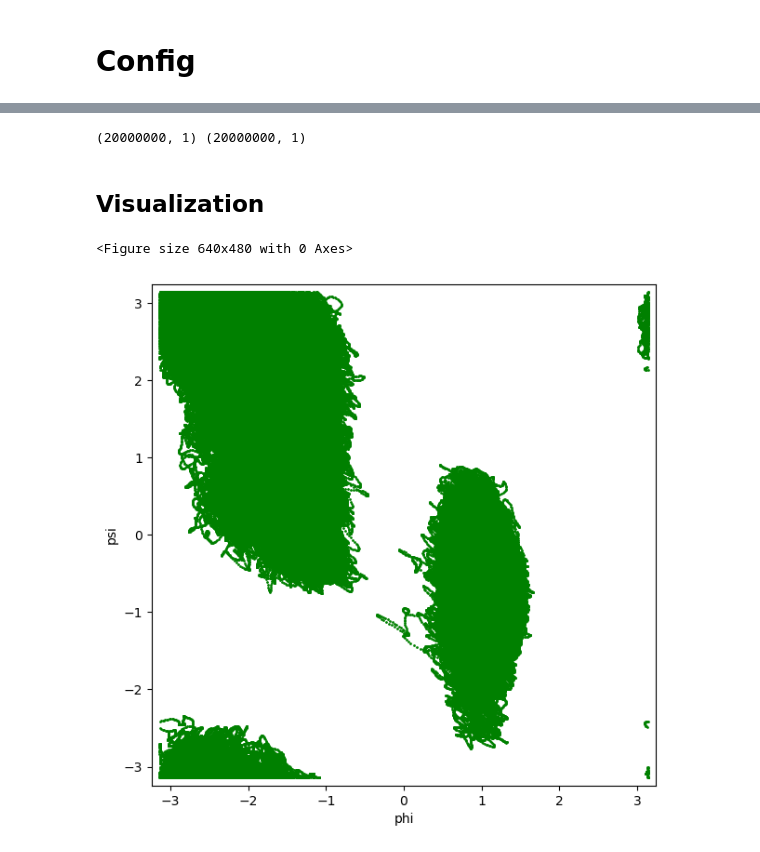
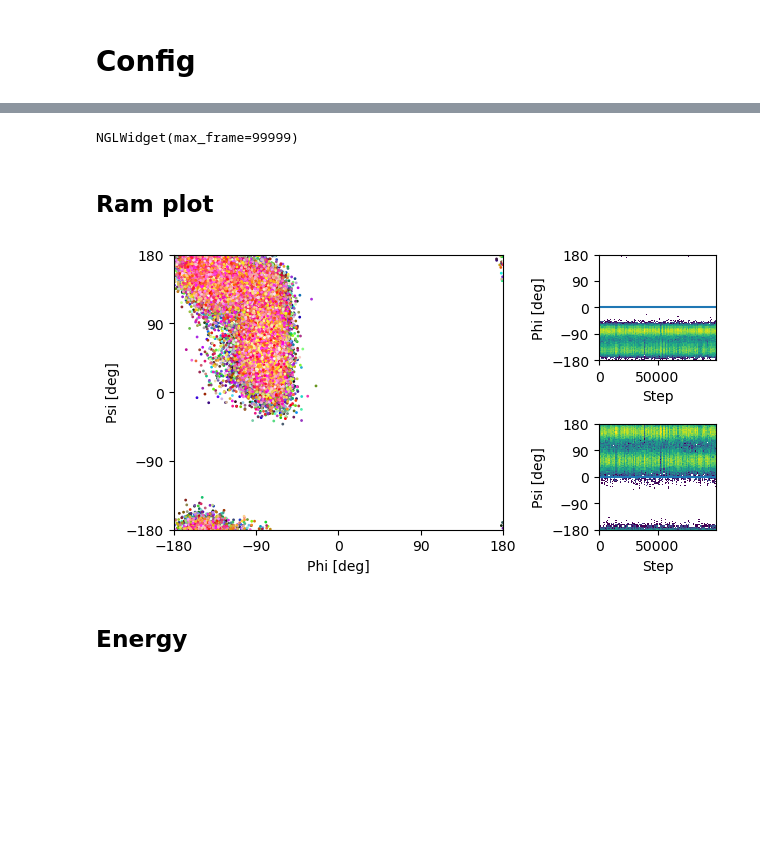
Before and after one commit to seonghyun26/simulation, a Jupyter notebook: notebook/visual-trajectory.ipynb, the cells around one changed output, grey strips where cells are left out. Saved outputs shown, nothing was run; the diff lists cells and outputs as text; code cells hidden in the pictures; blank space fills up the shorter version.

```diff
--- a/notebook/visual-trajectory.ipynb
+++ b/notebook/visual-trajectory.ipynb
@@ -48,7 +41,13 @@ def compute_dihedral(positions):
 # %%
 molecule = "alanine"
 temperature = "300.0"
-version = "10n-v3"
+length = "10nano"
+# version = "c5-0"
 
 PHI_ANGLE = [4, 6, 8, 14]
 PSI_ANGLE = [6, 8, 14, 16]
+# %%
+top_dir = f"../data/{molecule}/c5.pdb"
+data_dir = f"../log/{molecule}/{temperature}/{length}"
+path_list = os.listdir(data_dir)
+print(path_list)
@@ -54,0 +56,6 @@ PSI_ANGLE = [6, 8, 14, 16]
+# %%
+traj_idx = 0
+path = f"{data_dir}/{path_list[traj_idx]}/traj.dcd"
+print(path)
+traj = md.load(path, top=top_dir)
+print(traj)
@@ -70,19 +66,0 @@ config_traj
-# %%
-traj_list = []
-traj_phi_list = []
-traj_psi_list = []
-
-for dir in config_traj["traj_dir"]:
-    traj_dir = f"../../simulation/log/{molecule}/{temperature}/{dir}"
-    traj = md.load(f"{traj_dir}/traj.dcd", top=top_dir)
-    traj_list.append(traj)
-    traj_phi = compute_dihedral(traj.xyz[:, PHI_ANGLE, :])
-    traj_psi = compute_dihedral(traj.xyz[:, PSI_ANGLE, :])
-    traj_phi_list.append(traj_phi)
-    traj_psi_list.append(traj_psi)
-# %%
-traj_phi_list = np.array(traj_phi_list).reshape(-1, 1)
-traj_psi_list = np.array(traj_psi_list).reshape(-1, 1)
-print(traj_phi_list.shape, traj_psi_list.shape)
-# %% [output]
-(20000000, 1) (20000000, 1)
@@ -91,0 +67,7 @@ np.save(f"{data_dir}/traj_psi.npy", traj_psi_list)
+# %%
+nv = nglview.show_mdtraj(traj)
+nv
+# %% [output]
+NGLWidget(max_frame=99999)
+# %% [markdown]
+## Ram plot
@@ -92,27 +123,6 @@ np.save(f"{data_dir}/traj_psi.npy", traj_psi_list)
+# %%
+plot_ramachandran(traj)
+# %% [output]
+[figure, added]
 # %% [markdown]
-## Visualization
+## Energy
-# %%
-plt.clf()
-fig = plt.figure(figsize=(7, 7))
-ax = fig.add_subplot(111)
-
-ax.plot(
-	traj_phi_list,
-	traj_psi_list,
-	marker="o",
-	linestyle="None",
-	markersize=1,
-	alpha=1.0,
-	zorder=100,
- 	color="green",
-)
-
-# Plot the Ramachandran plot
-plt.xlim([-np.pi - 0.1, np.pi + 0.1])
-plt.ylim([-np.pi - 0.1, np.pi + 0.1])
-plt.xlabel("phi")
-plt.ylabel("psi")
-plt.show()
-# %% [output]
-<Figure size 640x480 with 0 Axes>
-[figure, removed]
```
Also changed, not shown: parts of 8 cells of this notebook, 13 other files.
